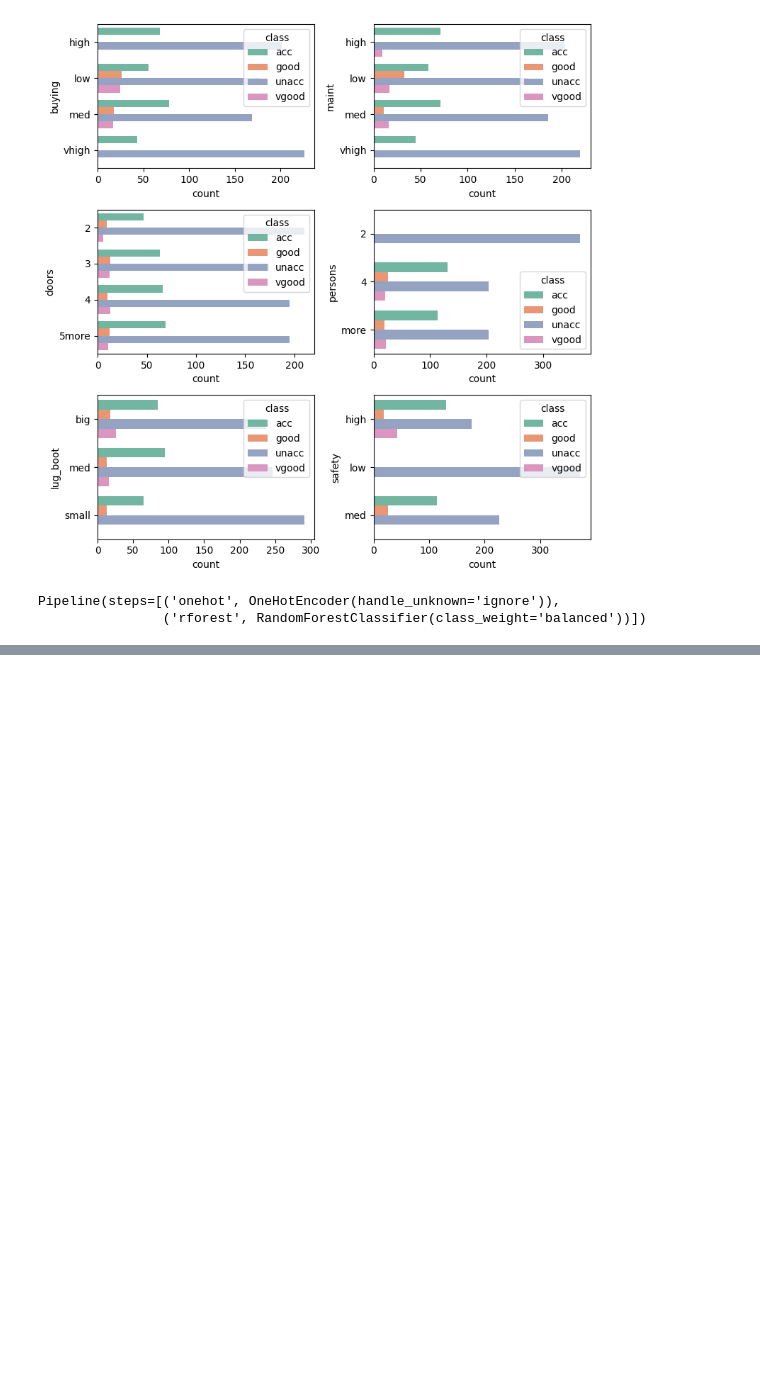
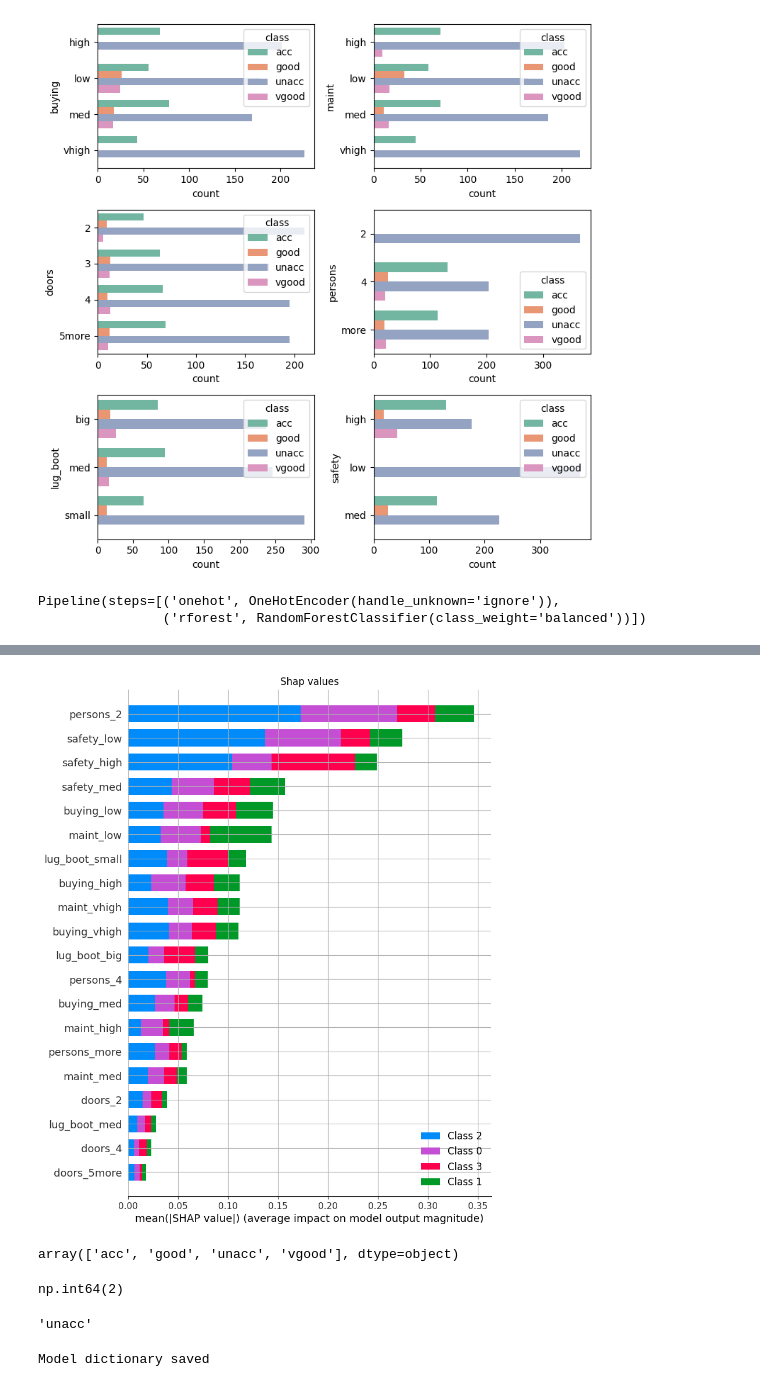
Before and after one commit to EstebanCordovaa/Car_Evaluation, a Jupyter notebook: Notebooks/Car_Evaluation.ipynb, the cells around one changed output, grey strips where cells are left out. Saved outputs shown, nothing was run; the diff lists cells and outputs as text; code cells hidden in the pictures; blank space fills up the shorter version.

```diff
--- a/Notebooks/Car_Evaluation.ipynb
+++ b/Notebooks/Car_Evaluation.ipynb
@@ -200,0 +292,7 @@ clf_rforest_cv.best_params_
+# %%
+X_encoded = clf_rforest_cv.best_estimator_['onehot'].fit_transform(X_train)
+features = clf_rforest_cv.best_estimator_['onehot'].get_feature_names_out()
+best_model = clf_rforest_cv.best_estimator_['rforest'].fit(X_encoded, y_train_enc)
+
+# calculate the Shap values
+shap_values = shap.TreeExplainer(best_model).shap_values(pd.DataFrame(X_encoded.toarray(),columns=features))
@@ -200,0 +319,10 @@ clf_rforest_cv.best_params_
+# %%
+plt.figure()
+shap.summary_plot(
+    shap_values, pd.DataFrame(X_encoded.toarray(),columns=features),
+    plot_type='bar', show=False)
+plt.title('Shap values')
+plt.grid(True)
+plt.show()
+# %% [output]
+[figure, added]
@@ -200,0 +340,23 @@ clf_rforest_cv.best_params_
+# %%
+#vhigh 	low 	3 	4 	small 	low 	unacc
+model_dict['target_classes']
+# %% [output]
+array(['acc', 'good', 'unacc', 'vgood'], dtype=object)
+# %%
+prediction = model_dict['model'].predict([['vhigh', 'low', 3, 4, 'small', 'low']])[0]
+prediction
+# %% [output]
+np.int64(2)
+# %%
+model_dict['target_classes'][prediction]
+# %% [output]
+'unacc'
+# %%
+try:
+    with open("model_dict_car_evaluation.pkl", "wb") as file:
+        pickle.dump(model_dict, file)
+        print('Model dictionary saved')
+except Exception as e:
+    print(f'Error saving model: {e}')
+# %% [output]
+Model dictionary saved
```
Also changed, not shown: parts of 13 cells of this notebook, 5 other files.
